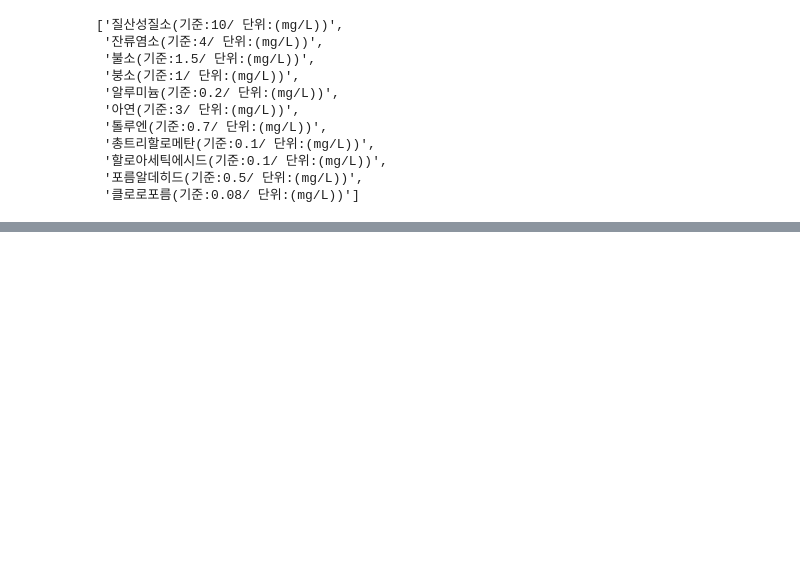
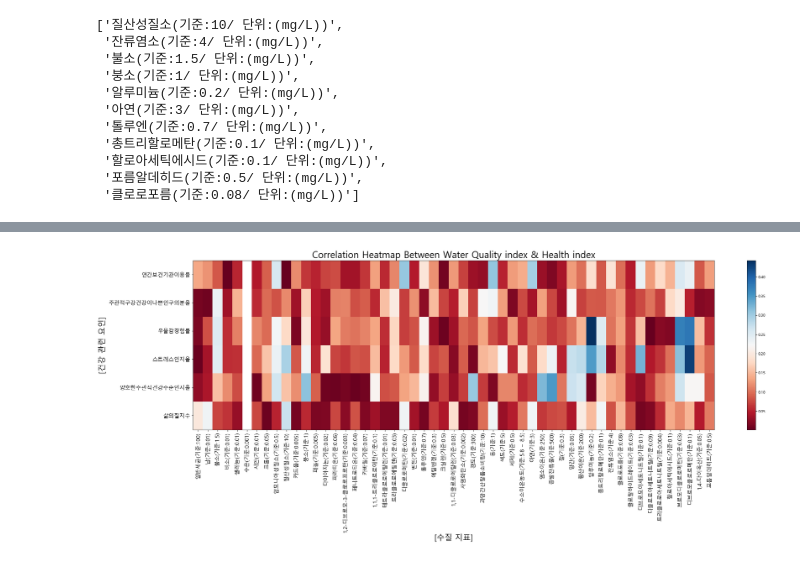
Before and after one commit to BreadFeet/K-water_project, a Jupyter notebook: myanalysis/03_Data_Analysis.ipynb, the cells around one changed output, grey strips where cells are left out. Cells and saved outputs as stored; diff of their text form; code cells hidden in the pictures; blank space fills up the shorter version.

```diff
--- a/myanalysis/03_Data_Analysis.ipynb
+++ b/myanalysis/03_Data_Analysis.ipynb
@@ -58,0 +64,4 @@ dtype: float64
+# %%
+wh = pd.read_excel('../data/preprocessed/water_health.xlsx', index_col=0)
+cor = wh.iloc[:, 2:].corr()
+cor
@@ -58,0 +147,4 @@ dtype: float64
+# %%
+# 히트맵 그릴 부분 dataframe
+h_map = abs(cor.iloc[-6:, :-6])    # 상관계수 절대값 처리
+h_map
@@ -58,0 +160,17 @@ dtype: float64
+# %%
+plt.figure(figsize=(30, 8))
+plt.rc('font', family='Malgun Gothic')
+
+plt.pcolor(h_map, cmap='RdBu')
+
+plt.xticks(np.arange(h_map.shape[1]) + 0.5, labels=h_map.columns, rotation=90, fontsize=14)    # 길어서 겹치므로 회전시킴
+plt.yticks(np.arange(h_map.shape[0]) + 0.5, labels=h_map.index, fontsize=14)
+
+plt.title('Correlation Heatmap Between Water Quality index & Health index', fontsize=24)
+plt.xlabel('[수질 지표]', fontsize=20)
+plt.ylabel('[건강 관련 요인]', fontsize=20)
+
+plt.colorbar()
+plt.show()
+# %% [output]
+[figure, added]
```
Also changed, not shown: parts of 26 cells of this notebook, 16 other files.
